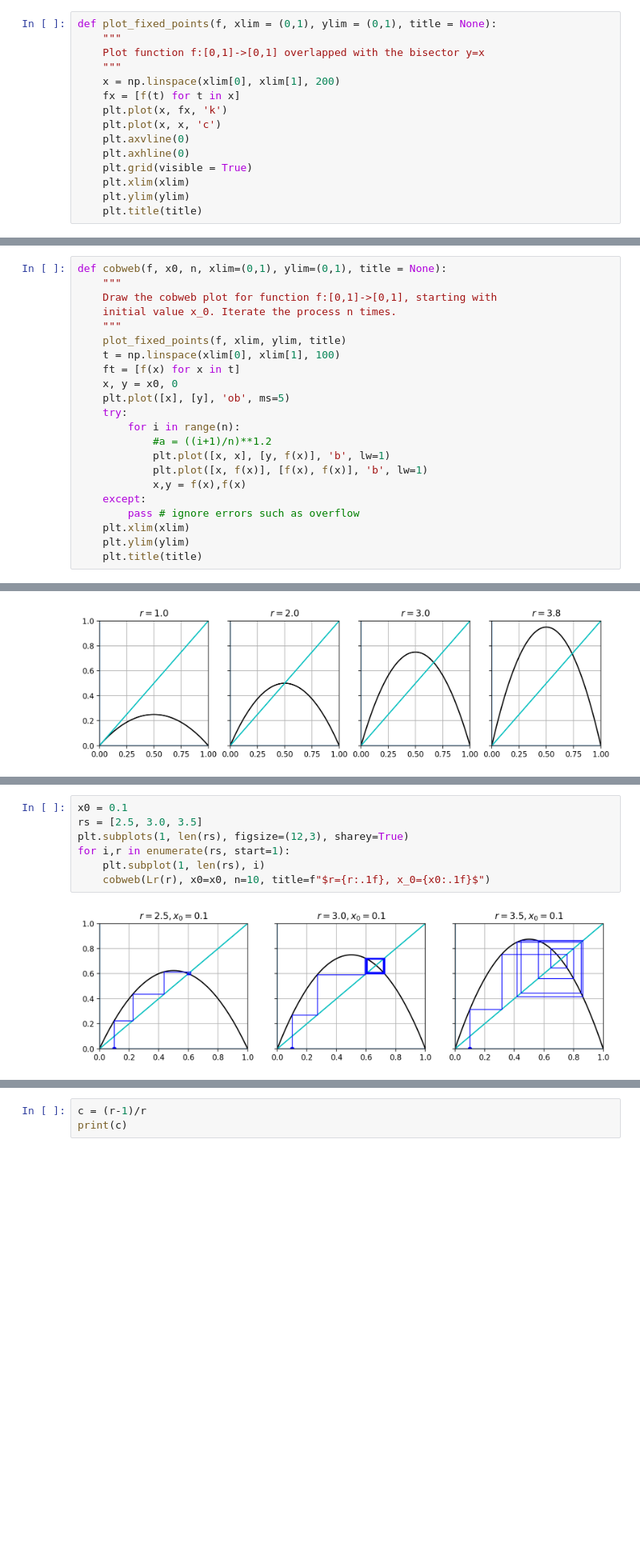
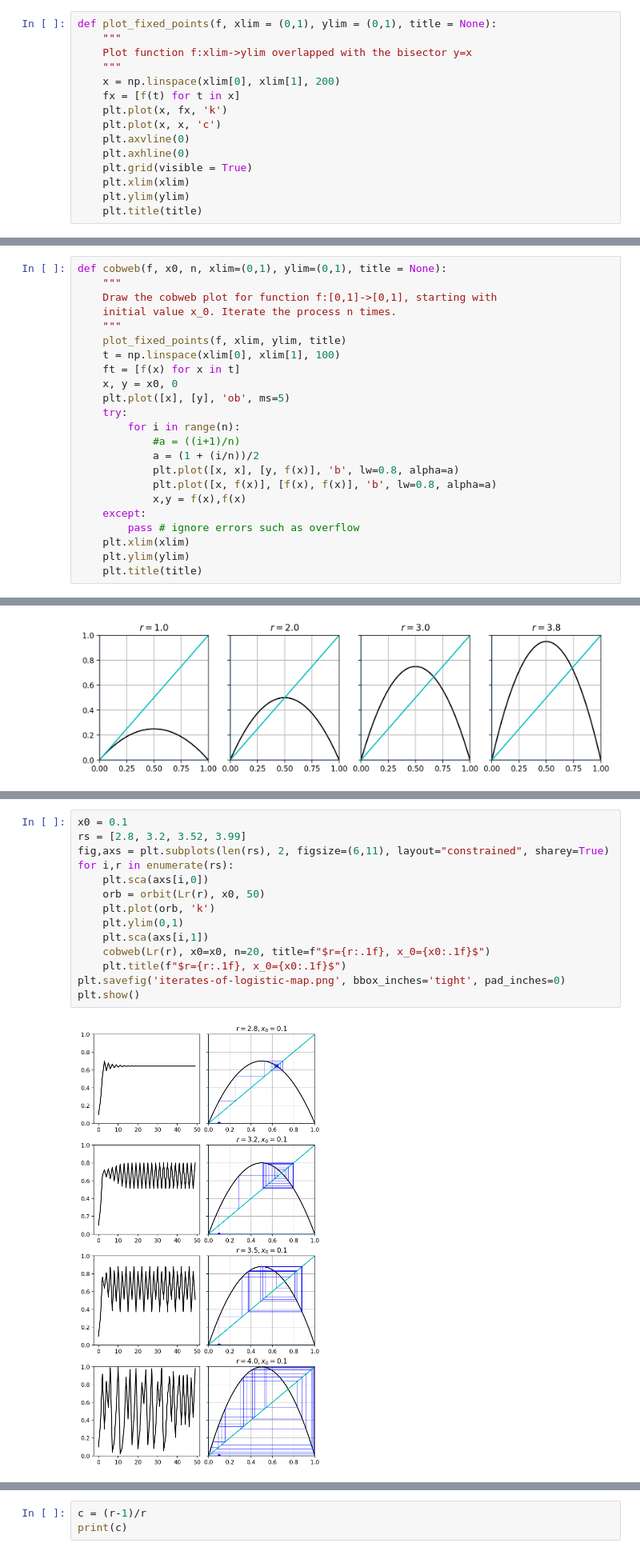
Before and after one commit to mmarzolla/chaos-fractals-phd-course, a Jupyter notebook: Dynamics-simple-maps.ipynb, the cells around one changed output, grey strips where cells are left out. Shown at 80% size. Drawn from its saved outputs; the diff is of its cells as text; blank space fills up the shorter version.

```diff
--- a/Dynamics-simple-maps.ipynb
+++ b/Dynamics-simple-maps.ipynb
@@ -80,7 +80,7 @@ The fixed point(s) of a function $f$ are the solutions of the equation $f(x) = x
 # %%
 def plot_fixed_points(f, xlim = (0,1), ylim = (0,1), title = None):
     """
-    Plot function f:[0,1]->[0,1] overlapped with the bisector y=x
+    Plot function f:xlim->ylim overlapped with the bisector y=x
     """
     x = np.linspace(xlim[0], xlim[1], 200)
     fx = [f(t) for t in x]
@@ -160,9 +160,10 @@ def cobweb(f, x0, n, xlim=(0,1), ylim=(0,1), title = None):
     plt.plot([x], [y], 'ob', ms=5)
     try:
         for i in range(n):
-            #a = ((i+1)/n)**1.2
-            plt.plot([x, x], [y, f(x)], 'b', lw=1)
-            plt.plot([x, f(x)], [f(x), f(x)], 'b', lw=1)
+            #a = ((i+1)/n)
+            a = (1 + (i/n))/2
+            plt.plot([x, x], [y, f(x)], 'b', lw=0.8, alpha=a)
+            plt.plot([x, f(x)], [f(x), f(x)], 'b', lw=0.8, alpha=a)
             x,y = f(x),f(x)
     except:
         pass # ignore errors such as overflow
@@ -286,9 +271,16 @@ As an example, suppose that we want to study the orbit of point $0.1$ under repe
 # %%
 x0 = 0.1
-rs = [2.5, 3.0, 3.5]
-plt.subplots(1, len(rs), figsize=(12,3), sharey=True)
-for i,r in enumerate(rs, start=1):
-    plt.subplot(1, len(rs), i)
-    cobweb(Lr(r), x0=x0, n=10, title=f"$r={r:.1f}, x_0={x0:.1f}$")
+rs = [2.8, 3.2, 3.52, 3.99]
+fig,axs = plt.subplots(len(rs), 2, figsize=(6,11), layout="constrained", sharey=True)
+for i,r in enumerate(rs):
+    plt.sca(axs[i,0])
+    orb = orbit(Lr(r), x0, 50)
+    plt.plot(orb, 'k')
+    plt.ylim(0,1)
+    plt.sca(axs[i,1])
+    cobweb(Lr(r), x0=x0, n=20, title=f"$r={r:.1f}, x_0={x0:.1f}$")
+    plt.title(f"$r={r:.1f}, x_0={x0:.1f}$")
+plt.savefig('iterates-of-logistic-map.png', bbox_inches='tight', pad_inches=0)
+plt.show()
 # %% [output]
-[figure, old version]
+[figure, new version]
```
Also changed, not shown: parts of 23 cells of this notebook, 1 other file.
